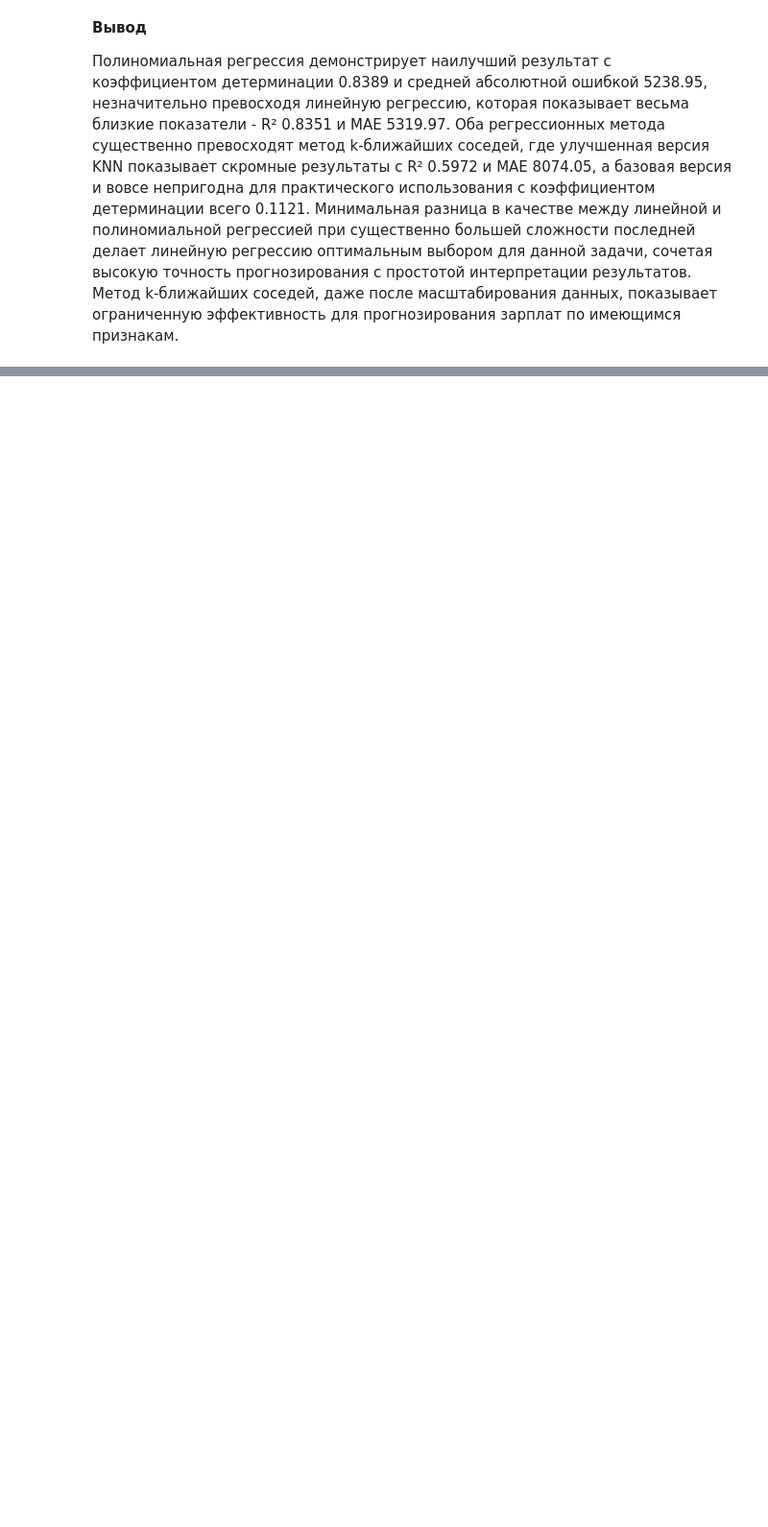
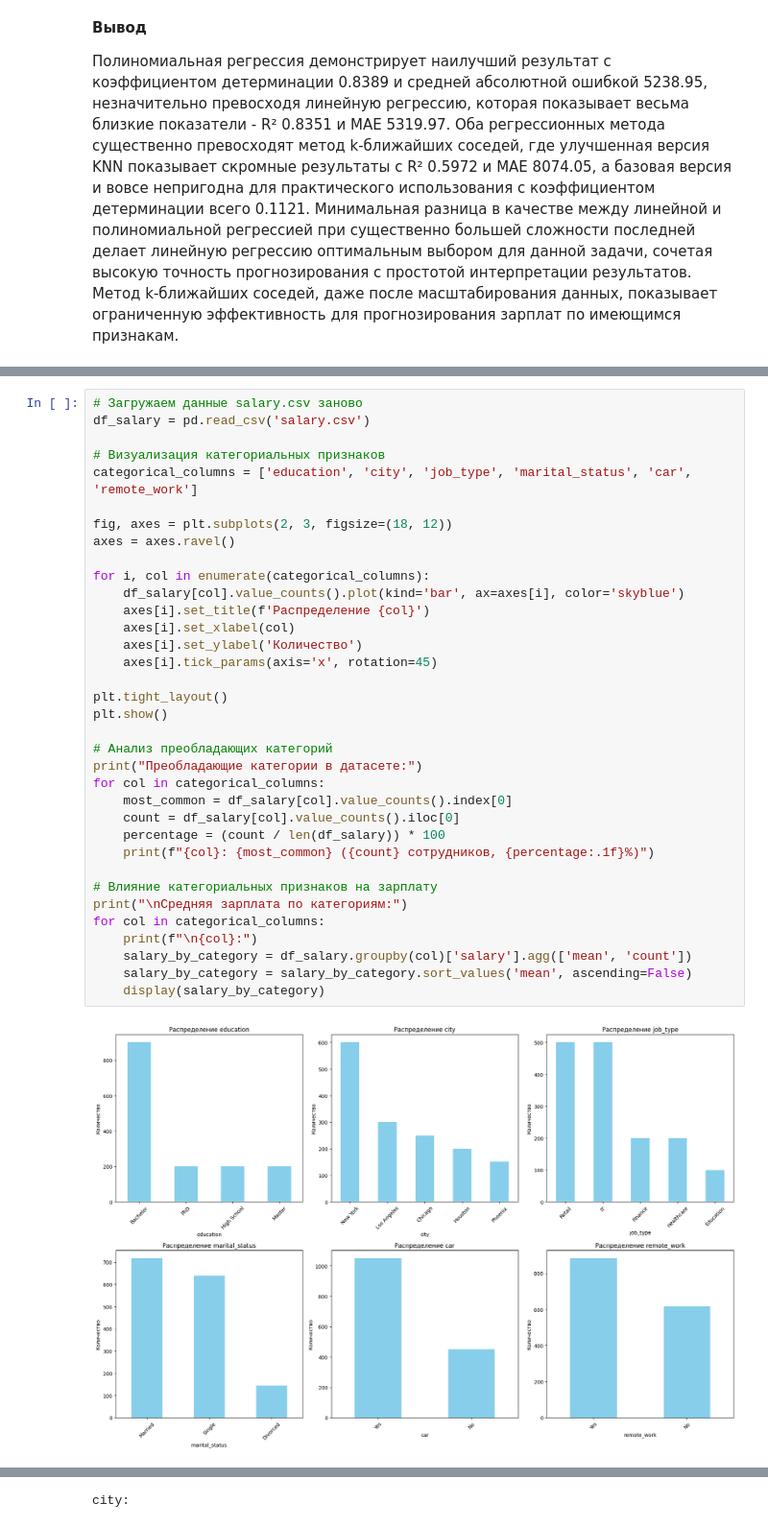
Before and after one commit to 2daysha/-, a Jupyter notebook: ЛР3_Винаева_6.ipynb, the cells around one changed output, grey strips where cells are left out. Shown at 96% size. Drawn from its saved outputs; the diff is of its cells as text; blank space fills up the shorter version.

```diff
--- a/ЛР3_Винаева_6.ipynb
+++ b/ЛР3_Винаева_6.ipynb
@@ -1056,0 +1356,37 @@ plt.show()
+# %%
+# Загружаем данные salary.csv заново
+df_salary = pd.read_csv('salary.csv')
+
+# Визуализация категориальных признаков
+categorical_columns = ['education', 'city', 'job_type', 'marital_status', 'car', 'remote_work']
+
+fig, axes = plt.subplots(2, 3, figsize=(18, 12))
+axes = axes.ravel()
+
+for i, col in enumerate(categorical_columns):
+    df_salary[col].value_counts().plot(kind='bar', ax=axes[i], color='skyblue')
+    axes[i].set_title(f'Распределение {col}')
+    axes[i].set_xlabel(col)
+    axes[i].set_ylabel('Количество')
+    axes[i].tick_params(axis='x', rotation=45)
+
+plt.tight_layout()
+plt.show()
+
+# Анализ преобладающих категорий
+print("Преобладающие категории в датасете:")
+for col in categorical_columns:
+    most_common = df_salary[col].value_counts().index[0]
+    count = df_salary[col].value_counts().iloc[0]
+    percentage = (count / len(df_salary)) * 100
+    print(f"{col}: {most_common} ({count} сотрудников, {percentage:.1f}%)")
+
+# Влияние категориальных признаков на зарплату
+print("\nСредняя зарплата по категориям:")
+for col in categorical_columns:
+    print(f"\n{col}:")
+    salary_by_category = df_salary.groupby(col)['salary'].agg(['mean', 'count'])
+    salary_by_category = salary_by_category.sort_values('mean', ascending=False)
+    display(salary_by_category)
+# %% [output]
+[figure, added]
@@ -1056,0 +1410 @@ plt.show()
+city:
```
Also changed, not shown: parts of 23 cells of this notebook.
